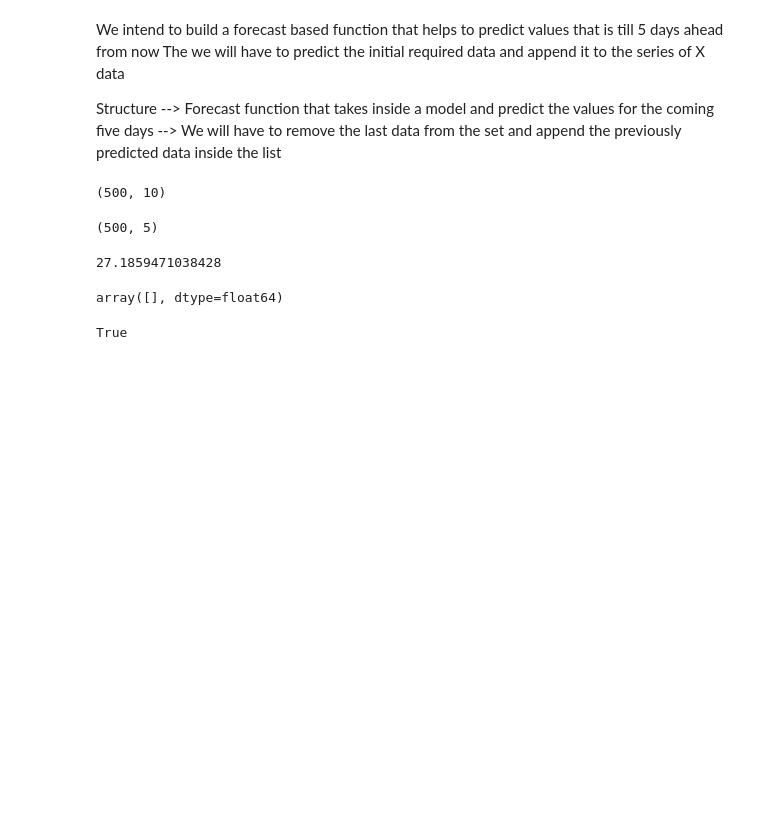
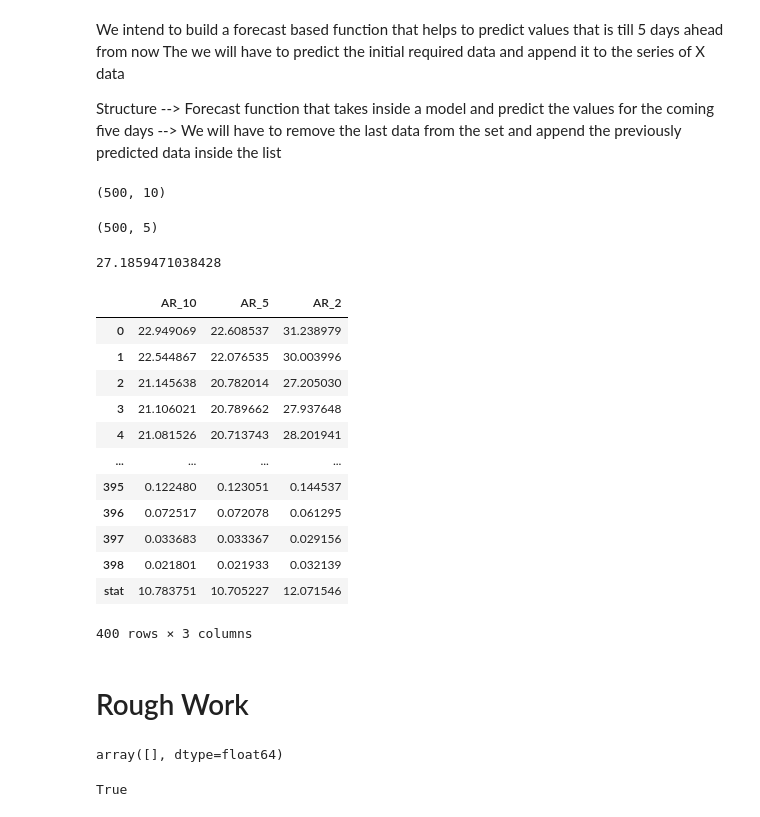
Before and after one commit to squareitall/Time_Series_Analaysis, a Jupyter notebook: CV_TImeSeriesForecast.ipynb, the cells around one changed output. Cells and saved outputs as stored; diff of their text form; code cells hidden in the pictures; blank space fills up the shorter version.

```diff
--- a/CV_TImeSeriesForecast.ipynb
+++ b/CV_TImeSeriesForecast.ipynb
@@ -208,3 +208,54 @@ def wt_mse(forecast_vals_5,y,wts):
 wt_mse(forecast_vals_5,y,wt_err)
 # %% [output]
 27.1859471038428
+# %%
+#Final Cross validation Function
+
+# We will use a model train it on the current time fold and predict it on future values
+#Head_start of 400 and predict and evaluate on 1 future value
+
+#Lets compare AR 2 with AR 10
+
+# from collection import deafultdict
+
+pd.concat([xx,yy],axis=1)
+
+head_start=100
+
+dict_models={'AR_10':model_pip,
+             'AR_5': Pipeline(
+    steps=[('pre_process',shift_transformer(shift=5)),
+           ('mod',LinearRegression())]
+                            ),
+             'AR_2': Pipeline(
+    steps=[('pre_process',shift_transformer(shift=2)),
+           ('mod',LinearRegression())]
+                            ),
+             }
+df_err=pd.DataFrame()
+for nm,model in dict_models.items():
+  val_err=[]
+  for tt in range(head_start,yy.shape[0]-1):
+    model.fit(x[:tt],yy[:tt])#train till this tt
+    y_pred=model.predict(x[tt:])#predict on tt furthers
+
+    err=wt_mse(y_pred,yy[tt:])#Compare on mse metric
+    val_err.append(err)#Cache the result
+  df_err[nm]=val_err
+# %%
+df_err.loc['stat',:]=df_err.mean().values
+df_err
+# %% [output]
+|  | AR_10 | AR_5 | AR_2 |
+| 0 | 22.949069 | 22.608537 | 31.238979 |
+| 1 | 22.544867 | 22.076535 | 30.003996 |
+| 2 | 21.145638 | 20.782014 | 27.205030 |
+| 3 | 21.106021 | 20.789662 | 27.937648 |
+| 4 | 21.081526 | 20.713743 | 28.201941 |
+| ... | ... | ... | ... |
+| 395 | 0.122480 | 0.123051 | 0.144537 |
+| 396 | 0.072517 | 0.072078 | 0.061295 |
+| 397 | 0.033683 | 0.033367 | 0.029156 |
+| 398 | 0.021801 | 0.021933 | 0.032139 |
+| stat | 10.783751 | 10.705227 | 12.071546 |
+400 rows × 3 columns
@@ -211,3 +264,5 @@ wt_mse(forecast_vals_5,y,wt_err)
+# %% [markdown]
+# Rough Work
 # %%
 len(pd.Series(np.arange(3)).shape)
 np.array([]).copy()
```
Also changed, not shown: parts of 2 cells of this notebook.
